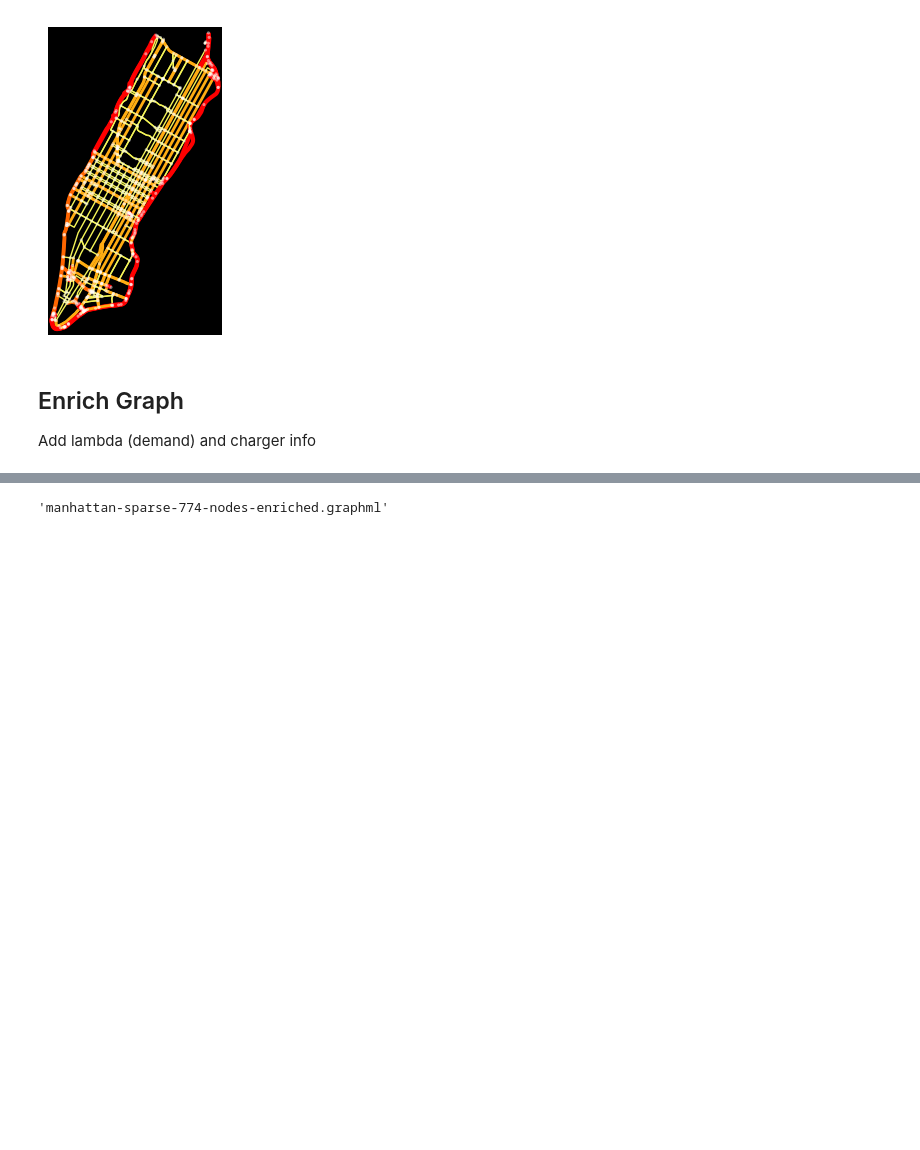
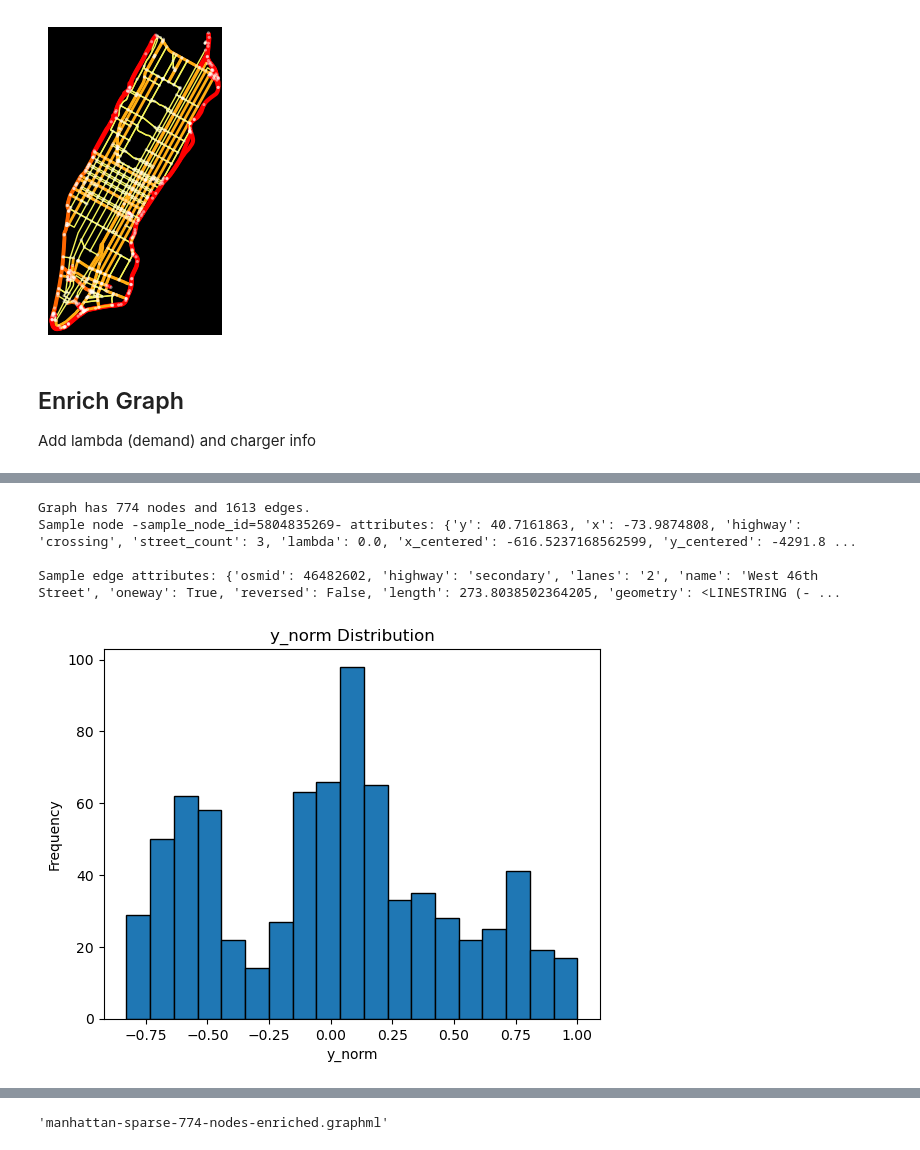
Before and after one commit to akseldkw07/Waymo-Agent, a Jupyter notebook: notebooks/SAVE-MAP.ipynb, the cells around one changed output, grey strips where cells are left out. Saved outputs shown, nothing was run; the diff lists cells and outputs as text; code cells hidden in the pictures; blank space fills up the shorter version.

```diff
--- a/notebooks/SAVE-MAP.ipynb
+++ b/notebooks/SAVE-MAP.ipynb
@@ -101,3 +100,14 @@ Assigned lambda values to nodes. Total lambda: 8.5974 (target: 7.7400)
+# %%
+inspect_graph(G)
+# %% [output]
+Graph has 774 nodes and 1613 edges.
+Sample node -sample_node_id=5804835269- attributes: {'y': 40.7161863, 'x': -73.9874808, 'highway': 'crossing', 'street_count': 3, 'lambda': 0.0, 'x_centered': -616.5237168562599, 'y_centered': -4291.8 ...
+
+Sample edge attributes: {'osmid': 46482602, 'highway': 'secondary', 'lanes': '2', 'name': 'West 46th Street', 'oneway': True, 'reversed': False, 'length': 273.8038502364205, 'geometry': <LINESTRING (- ...
+# %%
+plot_edge_or_node_attr(G, "y_norm", "node")
+# %% [output]
+[figure, added]
 # %%
 edge_colors, edge_widths = get_edge_color_by_speed(G)
 node_colors, node_sizes = get_node_colors_and_sizes(G)
```
Also changed, not shown: parts of 2 cells of this notebook, 39 other files.
